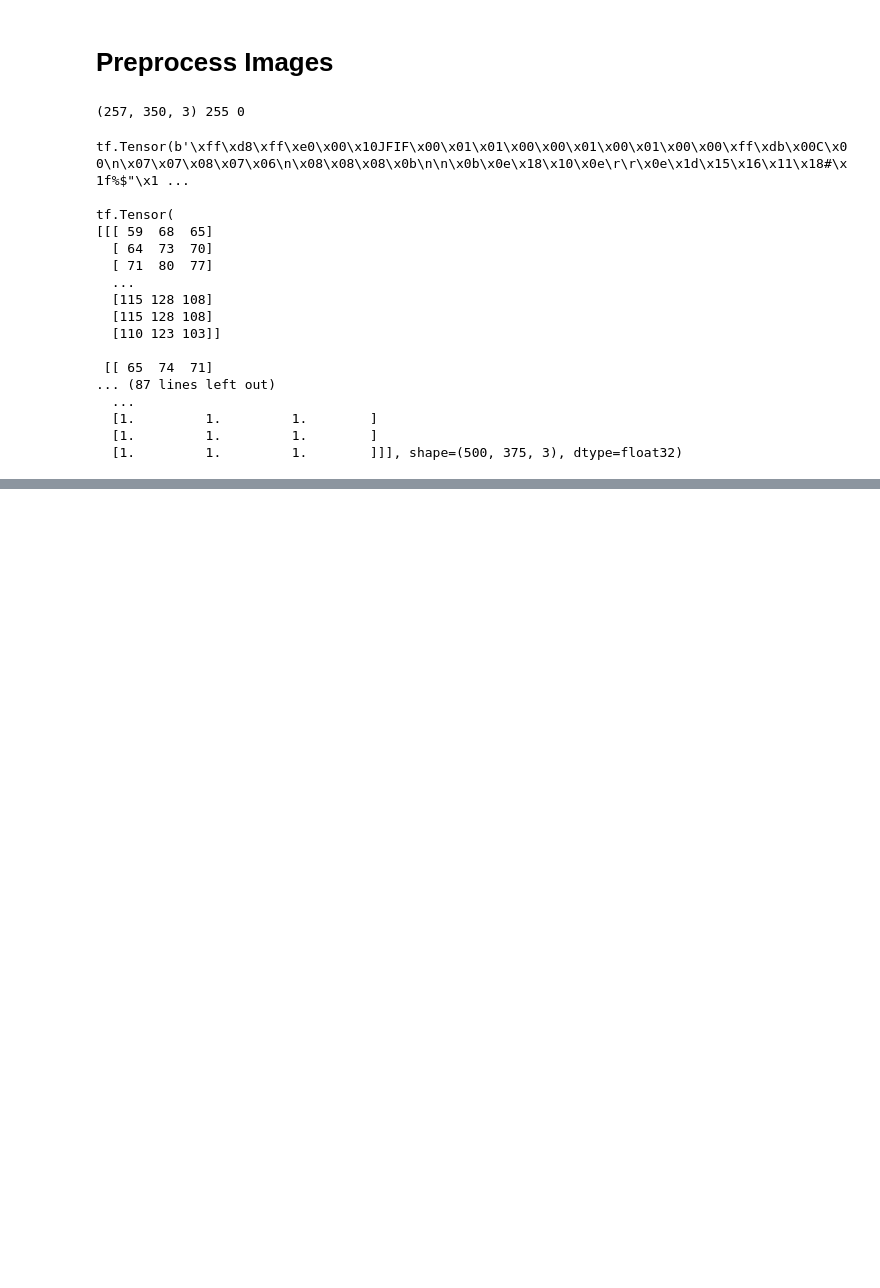
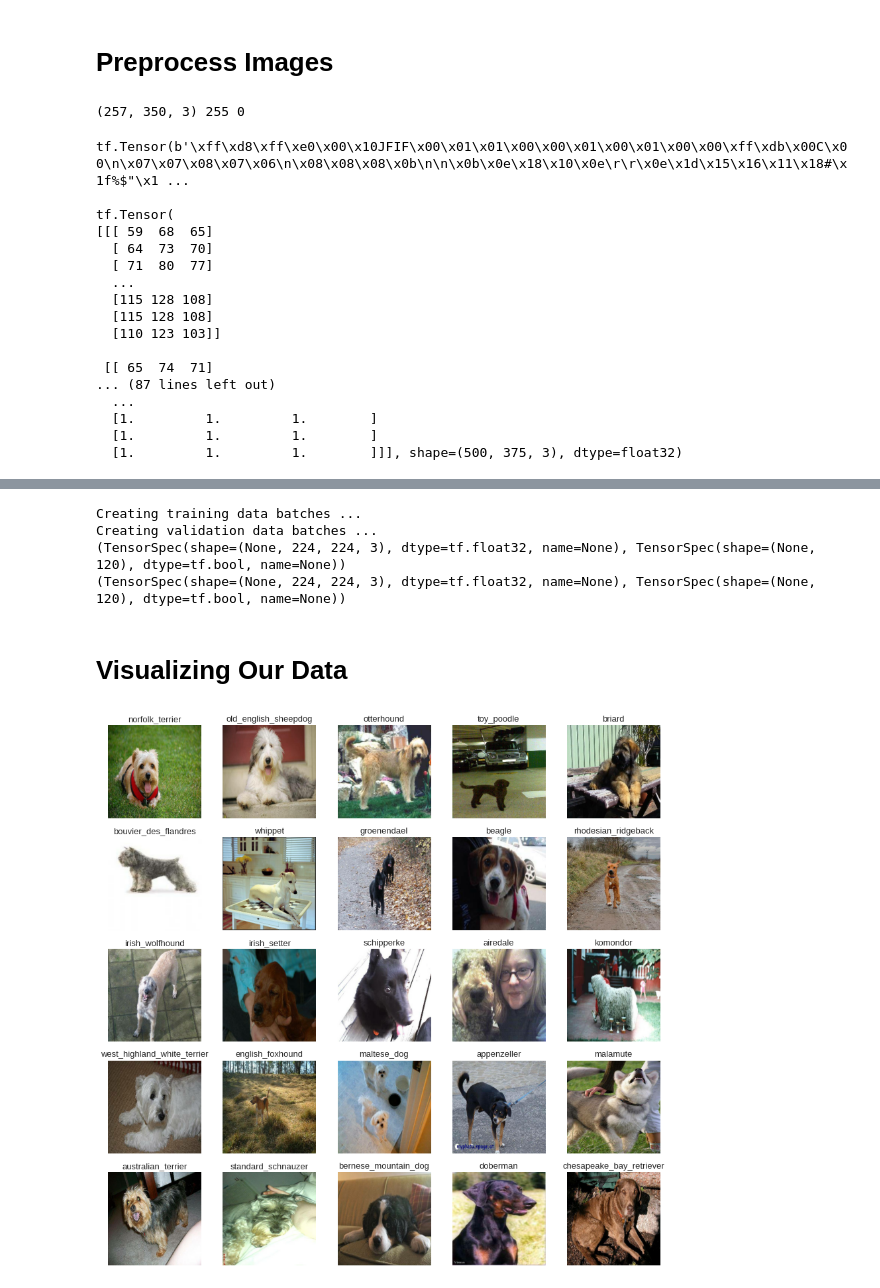
Before and after one commit to doantronghieu/MACHINE-LEARNING, a Jupyter notebook: UDM_ZTM_ML/TENSORFLOW.ipynb, the cells around one changed output, grey strips where cells are left out. Drawn from its saved outputs; the diff is of its cells as text; code cells hidden in the pictures; blank space fills up the shorter version.

```diff
--- a/UDM_ZTM_ML/TENSORFLOW.ipynb
+++ b/UDM_ZTM_ML/TENSORFLOW.ipynb
@@ -202,7 +204,7 @@ print(image.shape, image.max(), image.min(), '\n')
 # %% [output]
 (257, 350, 3) 255 0
 # %%
-def process_image(image_path):
+def process_image(image_path, img_size=IMG_SIZE):
     """
     - Function for preprocessing images.
     - Takes an image file path and turns the image into a Tensor.
@@ -214,6 +216,10 @@ def process_image(image_path):
     image = tf.image.decode_jpeg(image, channels=3)
     # Convert the colour channel values from 0-255 to 0-1
     image = tf.image.convert_image_dtype(image, tf.float32)
+    # Resize the image to the desired value (224, 224)
+    image = tf.image.resize(image, size=[img_size, img_size])
+
+    return image
 # %%
 # Test function
 image = tf.io.read_file(filenames[26])
@@ -242,0 +251,10 @@ tf.Tensor(
+# %%
+def get_image_label_tuple(image_path, label):
+    """
+    - Takes an image file path name and the associated label,
+    processes the image and returns a tuple of (image, label)
+    """
+
+    image = process_image(image_path)
+
+    return (image, label)
@@ -242,0 +315,38 @@ tf.Tensor(
+# %%
+# Create training & validation data batches
+train_data = create_data_batches(X=X_train, y=y_train)
+val_data   = create_data_batches(X=X_val,   y=y_val, valid_data=True)
+
+# Checkout the different attributes of our data batches
+print(train_data.element_spec)
+print(val_data.element_spec)
+# %% [output]
+Creating training data batches ...
+Creating validation data batches ...
+(TensorSpec(shape=(None, 224, 224, 3), dtype=tf.float32, name=None), TensorSpec(shape=(None, 120), dtype=tf.bool, name=None))
+(TensorSpec(shape=(None, 224, 224, 3), dtype=tf.float32, name=None), TensorSpec(shape=(None, 120), dtype=tf.bool, name=None))
+# %% [markdown]
+# Visualizing Our Data
+# %%
+def show_images_batch(images, labels, num_imgs_square, figsize, class_names):
+    """
+    - Displays a plot of `num_imgs_square` images and their labels from a data batch.
+    """
+
+    plt.figure(figsize=(figsize, figsize))
+
+    for i in range(num_imgs_square ** 2):
+        ax = plt.subplot(num_imgs_square, num_imgs_square, i + 1)
+        plt.imshow(images[i])
+        plt.title(class_names[labels[i].argmax()], fontsize=figsize-2)
+        plt.axis('off')
+# %%
+train_images, train_labels = next(train_data.as_numpy_iterator())
+
+show_images_batch(images=train_images,
+                  labels=train_labels,
+                  num_imgs_square=5,
+                  figsize=15,
+                  class_names=unique_breeds)
+# %% [output]
+[figure, added]
```
Also changed, not shown: parts of 9 cells of this notebook.
